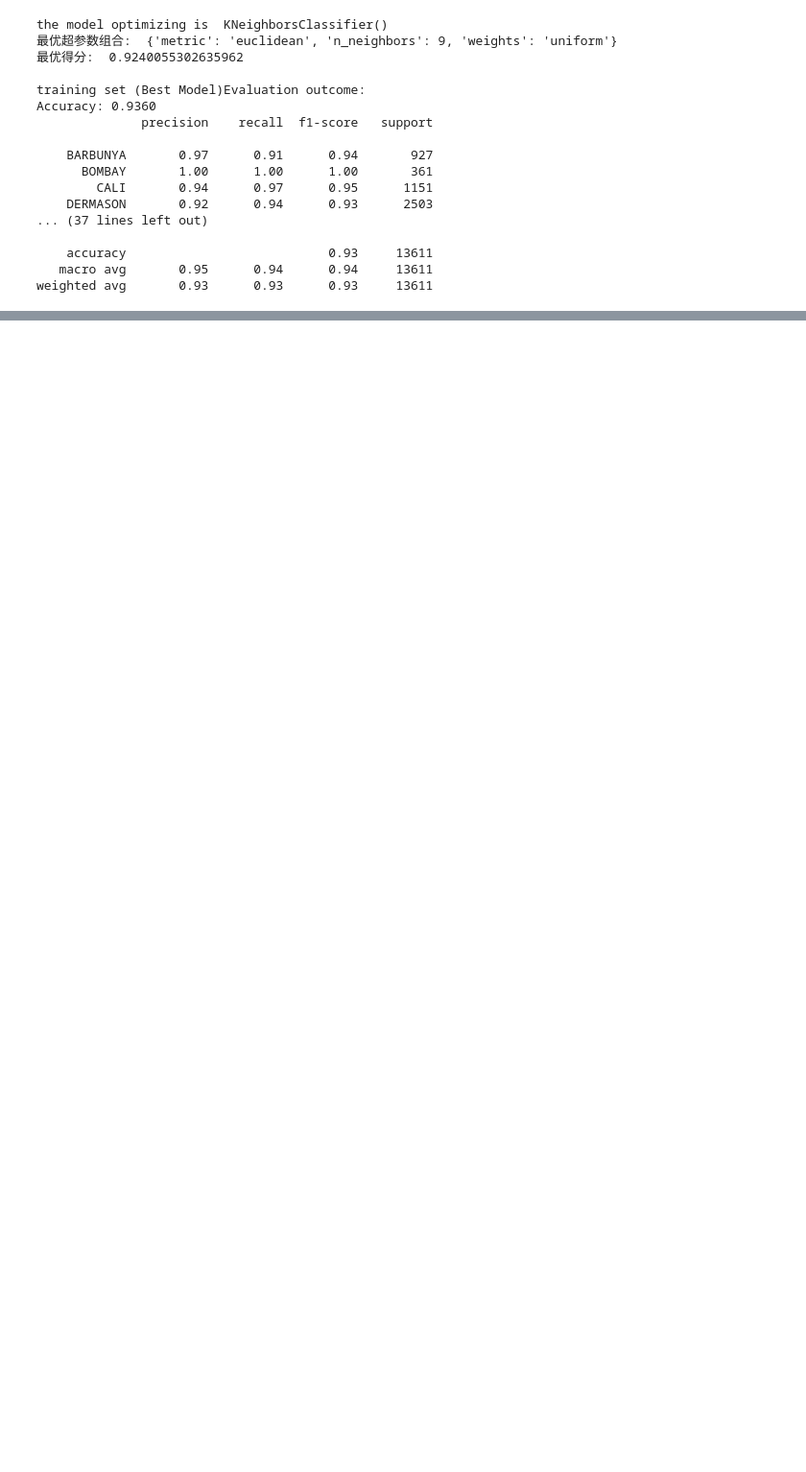
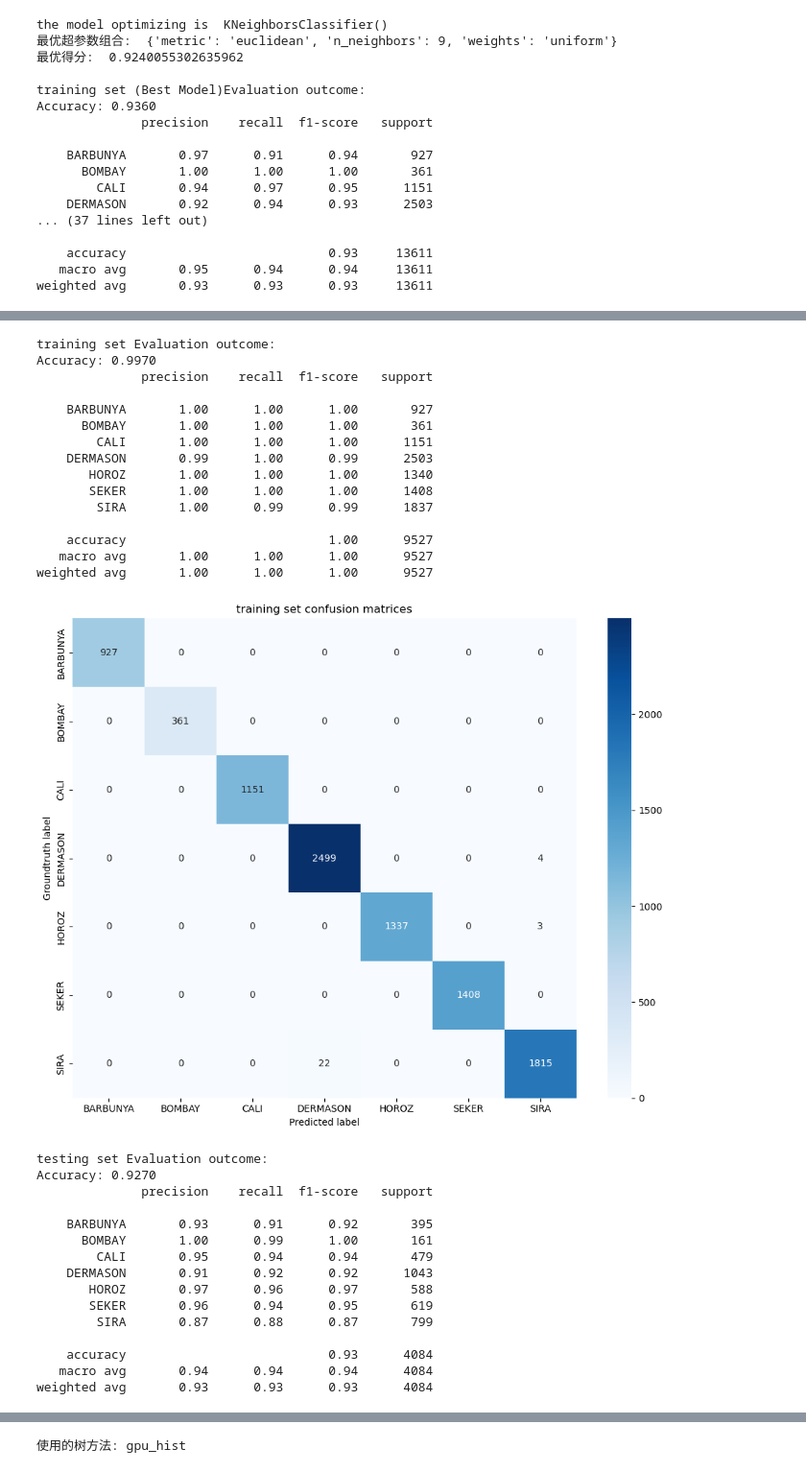
Before and after one commit to 3123738092/MLproject, a Jupyter notebook: Logistics regression.ipynb, the cells around one changed output, grey strips where cells are left out. Shown at 96% size. Saved outputs shown, nothing was run; the diff lists cells and outputs as text; code cells hidden in the pictures; blank space fills up the shorter version.

```diff
--- a/Logistics regression.ipynb
+++ b/Logistics regression.ipynb
@@ -456,8 +468,0 @@ vis(KNN_2d,"KNN")
-# %%
-# GB实现
-from sklearn.ensemble import GradientBoostingClassifier
-
-GB = GradientBoostingClassifier()
-GB.fit(X_train, y_train)
-
-report(GB)
@@ -525,0 +469,42 @@ grid(GBG,param_grid)
+# %%
+#XGB实现
+import xgboost  as xgb
+
+XGB = xgb.XGBClassifier(n_estimators=200, learning_rate=0.1,tree_method="gpu_hist")
+XGB.fit(X_train,y_train)
+
+print("使用的树方法:", XGB.get_params()["tree_method"]) #查GPU运行
+
+report(XGB)
+# %% [output]
+training set Evaluation outcome:
+Accuracy: 0.9970
+              precision    recall  f1-score   support
+
+    BARBUNYA       1.00      1.00      1.00       927
+      BOMBAY       1.00      1.00      1.00       361
+        CALI       1.00      1.00      1.00      1151
+    DERMASON       0.99      1.00      0.99      2503
+       HOROZ       1.00      1.00      1.00      1340
+       SEKER       1.00      1.00      1.00      1408
+        SIRA       1.00      0.99      0.99      1837
+
+    accuracy                           1.00      9527
+   macro avg       1.00      1.00      1.00      9527
+weighted avg       1.00      1.00      1.00      9527
+[figure, added]
+testing set Evaluation outcome:
+Accuracy: 0.9270
+              precision    recall  f1-score   support
+
+    BARBUNYA       0.93      0.91      0.92       395
+      BOMBAY       1.00      0.99      1.00       161
+        CALI       0.95      0.94      0.94       479
+    DERMASON       0.91      0.92      0.92      1043
+       HOROZ       0.97      0.96      0.97       588
+       SEKER       0.96      0.94      0.95       619
+        SIRA       0.87      0.88      0.87       799
+
+    accuracy                           0.93      4084
+   macro avg       0.94      0.94      0.94      4084
+weighted avg       0.93      0.93      0.93      4084
@@ -525,0 +528 @@ grid(GBG,param_grid)
+使用的树方法: gpu_hist
```
Also changed, not shown: parts of 12 cells of this notebook.
